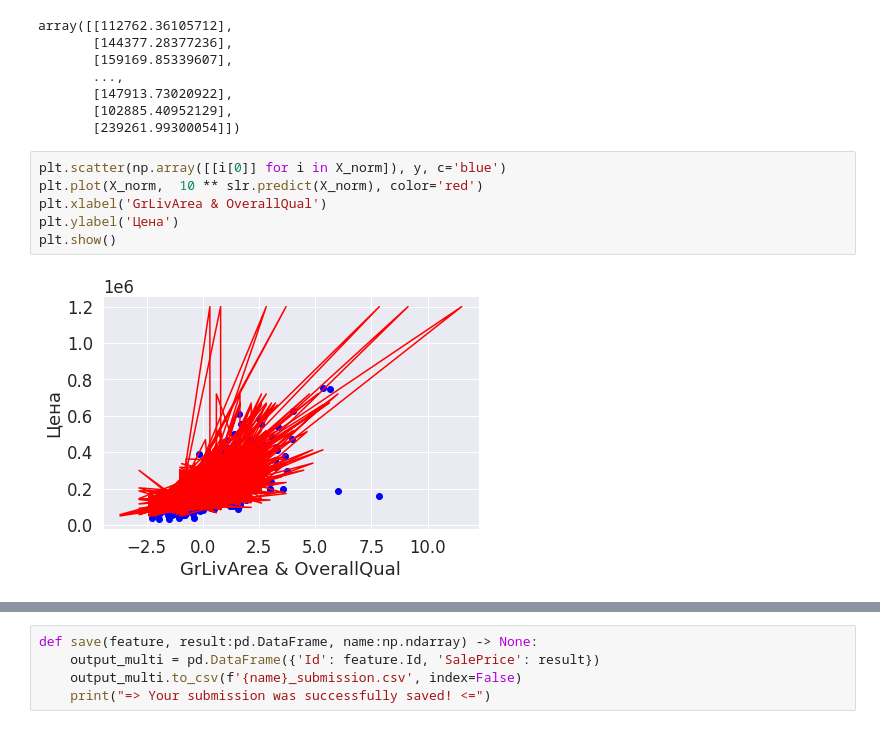
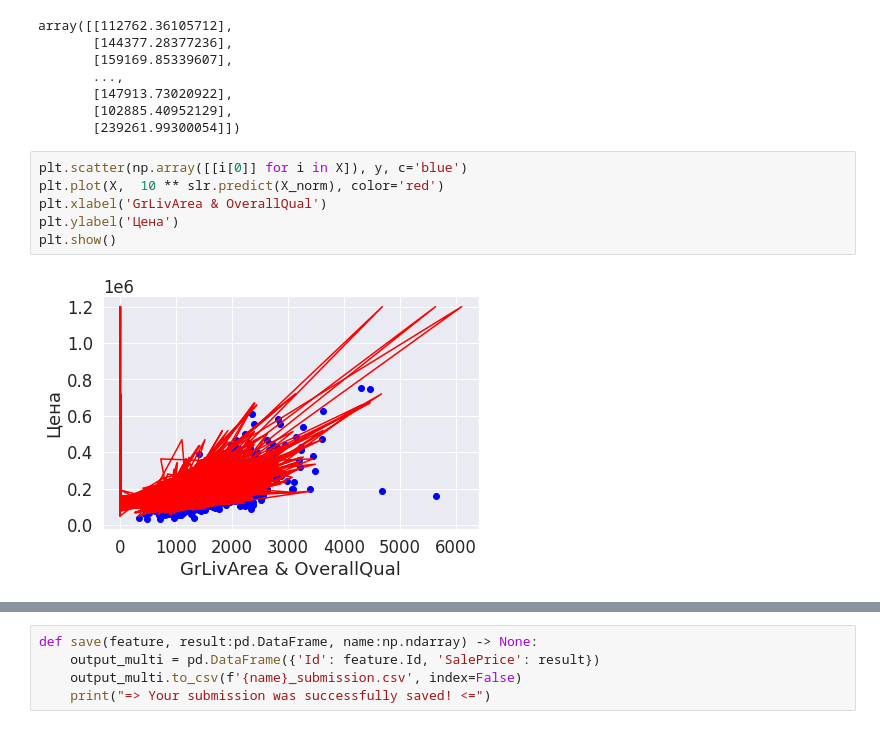
Before and after one commit to as1mple/labs_ds_courses, a Jupyter notebook: Predict_house_price.ipynb, the cells around one changed output, grey strips where cells are left out. Cells and saved outputs as stored; diff of their text form.

```diff
--- a/Predict_house_price.ipynb
+++ b/Predict_house_price.ipynb
@@ -177,10 +178,10 @@ array([[112762.36105712],
        [102885.40952129],
        [239261.99300054]])
 # %%
-plt.scatter(np.array([[i[0]] for i in X_norm]), y, c='blue')
-plt.plot(X_norm,  10 ** slr.predict(X_norm), color='red')
+plt.scatter(np.array([[i[0]] for i in X]), y, c='blue')
+plt.plot(X,  10 ** slr.predict(X_norm), color='red')
 plt.xlabel('GrLivArea & OverallQual')
 plt.ylabel('Цена')
 plt.show()
 # %% [output]
-[figure, old version]
+[figure, new version]
```
Also changed, not shown: parts of 12 cells of this notebook.
